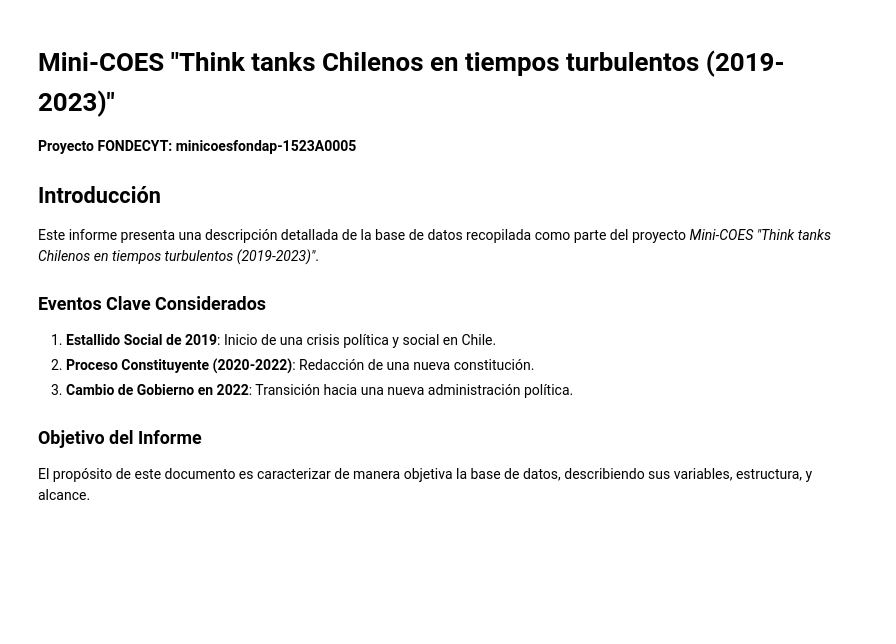
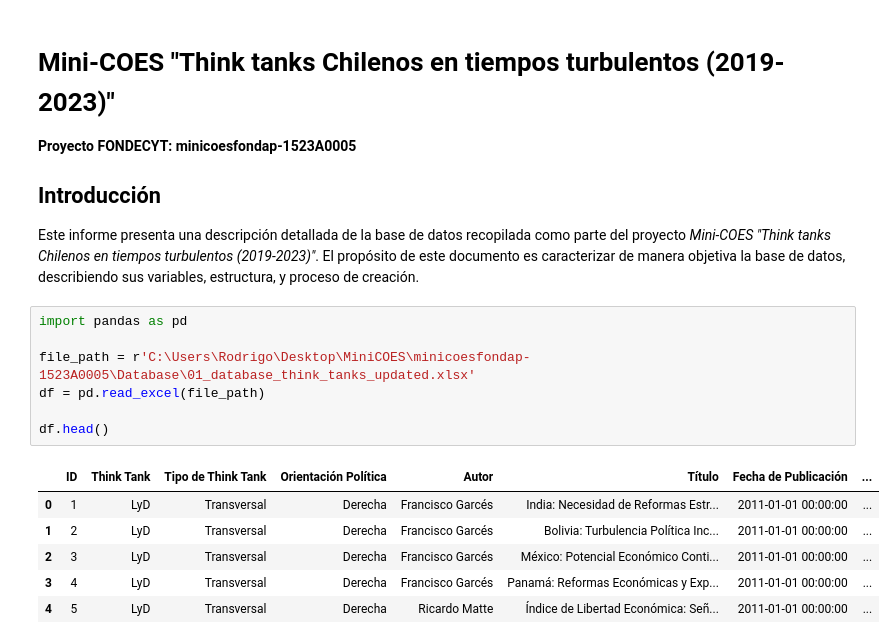
Before and after one commit to RodrigoMolinaAvila/minicoesfondap-1523A0005, a Jupyter notebook: Informe_Extración.ipynb, the cells around one changed output. Saved outputs shown, nothing was run; the diff lists cells and outputs as text; blank space fills up the shorter version.

```diff
--- a/Informe_Extración.ipynb
+++ b/Informe_Extración.ipynb
@@ -4,14 +4,21 @@
 
 ## Introducción
 Este informe presenta una descripción detallada de la base de datos recopilada como parte del proyecto *Mini-COES "Think tanks Chilenos en tiempos turbulentos (2019-2023)"*.
-
-### Eventos Clave Considerados
-1. **Estallido Social de 2019**: Inicio de una crisis política y social en Chile.
-2. **Proceso Constituyente (2020-2022)**: Redacción de una nueva constitución.
-3. **Cambio de Gobierno en 2022**: Transición hacia una nueva administración política.
-
-### Objetivo del Informe
-El propósito de este documento es caracterizar de manera objetiva la base de datos, describiendo sus variables, estructura, y alcance.
+El propósito de este documento es caracterizar de manera objetiva la base de datos, describiendo sus variables, estructura, y proceso de creación.
+# %%
+import pandas as pd
+
+file_path = r'C:\Users\Rodrigo\Desktop\MiniCOES\minicoesfondap-1523A0005\Database\01_database_think_tanks_updated.xlsx'
+df = pd.read_excel(file_path)
+
+df.head()
+# %% [output]
+|  | ID | Think Tank | Tipo de Think Tank | Orientación Política | Autor | Título | Fecha de Publicación | ... |
+| 0 | 1 | LyD | Transversal | Derecha | Francisco Garcés | India: Necesidad de Reformas Estr... | 2011-01-01 00:00:00 | ... |
+| 1 | 2 | LyD | Transversal | Derecha | Francisco Garcés | Bolivia: Turbulencia Política Inc... | 2011-01-01 00:00:00 | ... |
+| 2 | 3 | LyD | Transversal | Derecha | Francisco Garcés | México: Potencial Económico Conti... | 2011-01-01 00:00:00 | ... |
+| 3 | 4 | LyD | Transversal | Derecha | Francisco Garcés | Panamá: Reformas Económicas y Exp... | 2011-01-01 00:00:00 | ... |
+| 4 | 5 | LyD | Transversal | Derecha | Ricardo Matte | Índice de Libertad Económica: Señ... | 2011-01-01 00:00:00 | ... |
 # %% [markdown]
 ## Descripción General de la Base de Datos
 
```
Also changed, not shown: parts of 11 cells of this notebook.
